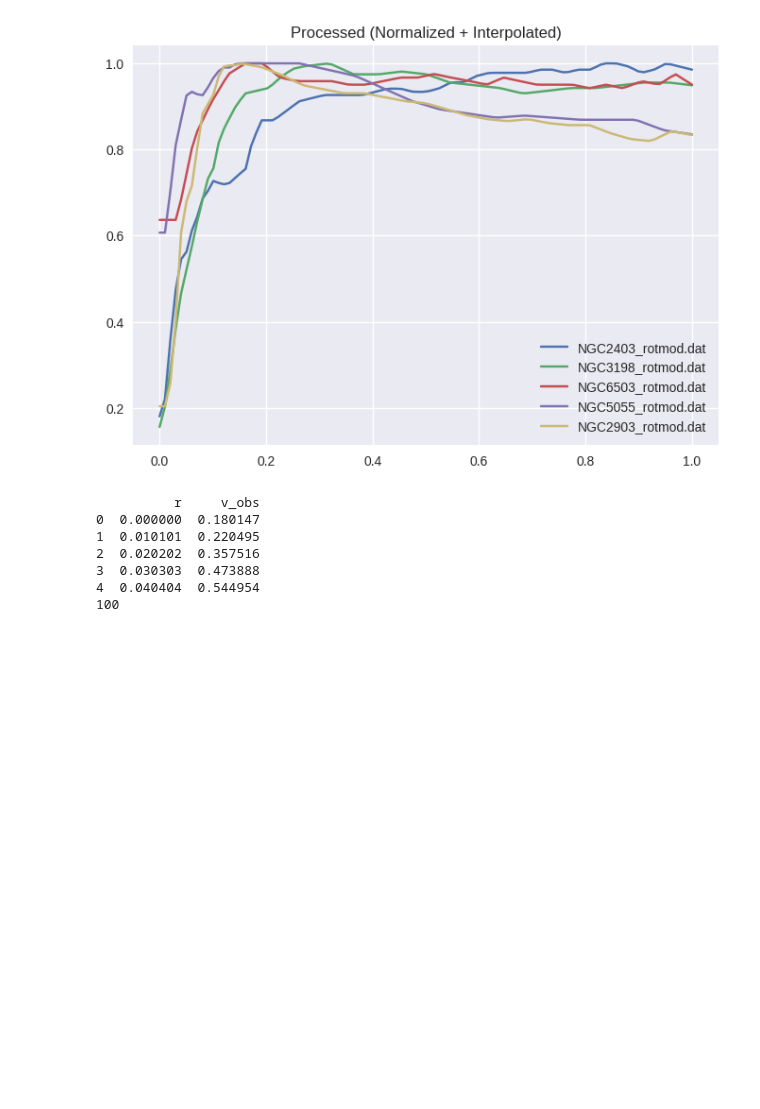
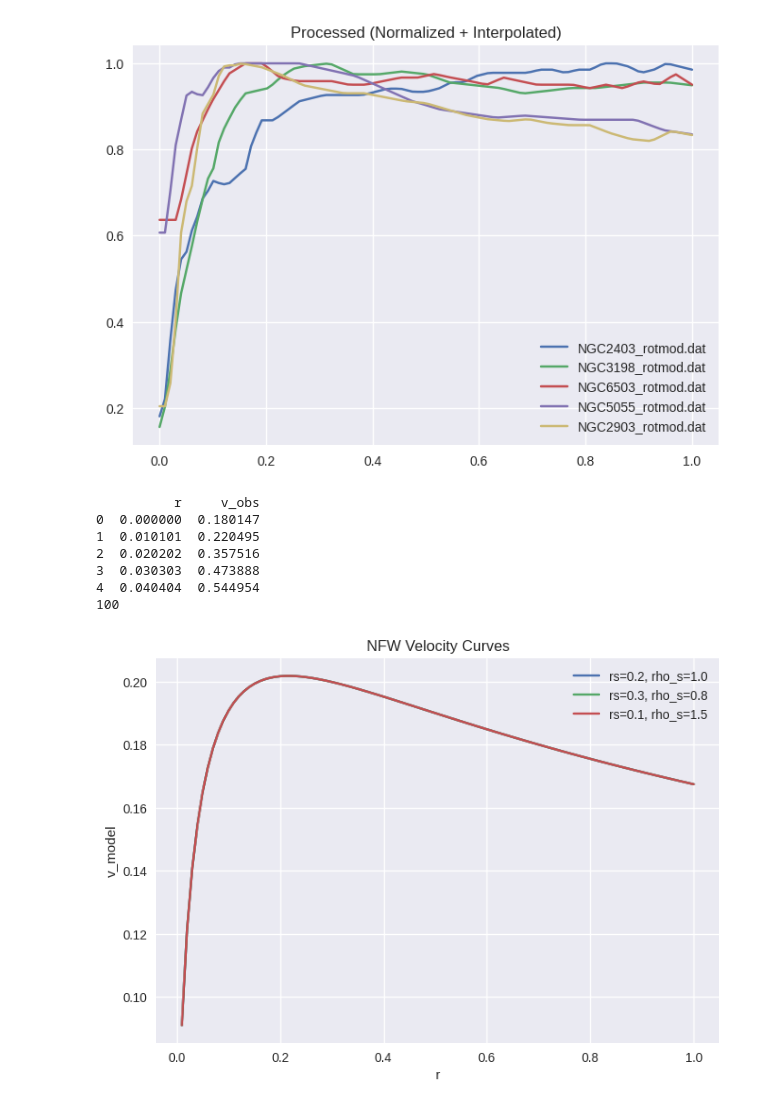
Before and after one commit to RajrupaDas/DMHalo, a Jupyter notebook: DMHalo.ipynb, the cells around one changed output. Saved outputs shown, nothing was run; the diff lists cells and outputs as text; code cells hidden in the pictures; blank space fills up the shorter version.

Commit message:
Physics Navarro-Frenk-White model tested and compared

```diff
--- a/DMHalo.ipynb
+++ b/DMHalo.ipynb
@@ -150,3 +150,7 @@ print(len(df))
 3  0.030303  0.473888
 4  0.040404  0.544954
 100
+# %%
+import numpy as np
+
+G = 1.0
@@ -152,0 +161,31 @@ print(len(df))
+# %%
+def mass_enclosed(r, rs, rho_s):
+    x = r / rs
+    return 4 * np.pi * rho_s * rs**3 * (np.log(1 + x) - x / (1 + x))
+# %%
+def velocity_model(r, rs, rho_s):
+    M = mass_enclosed(r, rs, rho_s)
+    return np.sqrt(G * M / (r + 1e-8))
+# %%
+r = np.linspace(0.01, 1, 100)
+# %%
+import matplotlib.pyplot as plt
+
+params = [
+    (0.2, 1.0),
+    (0.3, 0.8),
+    (0.1, 1.5)
+]
+
+for rs, rho_s in params:
+    v_model = velocity_model(r, rs, rho_s)
+    v_model = v_model / np.max(v_model)
+    plt.plot(r, v, label=f"rs={rs}, rho_s={rho_s}")
+
+plt.xlabel("r")
+plt.ylabel("v_model")
+plt.title("NFW Velocity Curves")
+plt.legend()
+plt.show()
+# %% [output]
+[figure, added]
```
Also changed, not shown: parts of 3 cells of this notebook.
